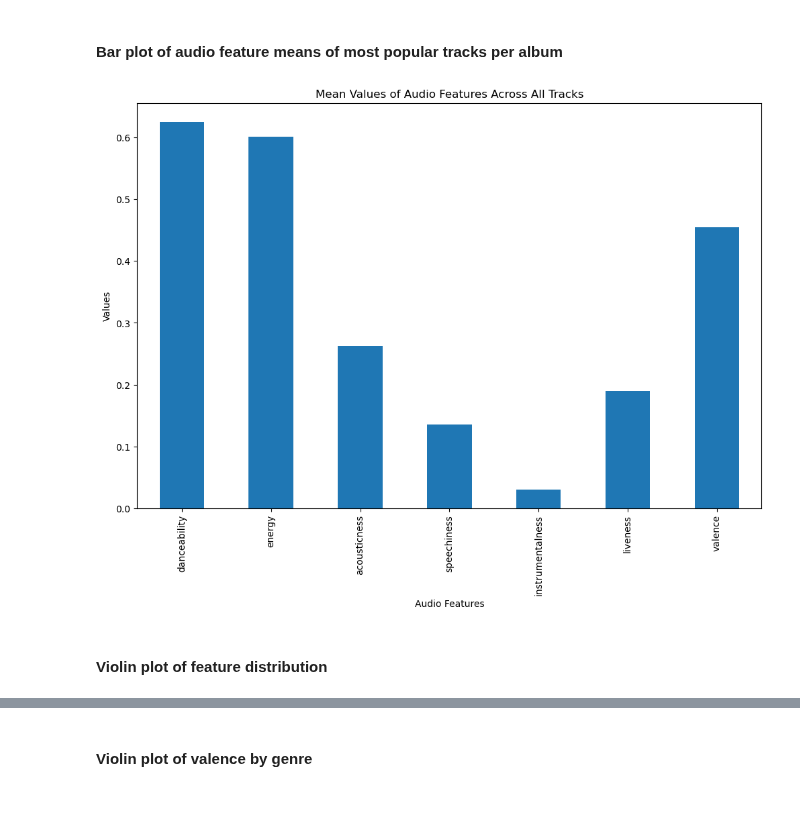
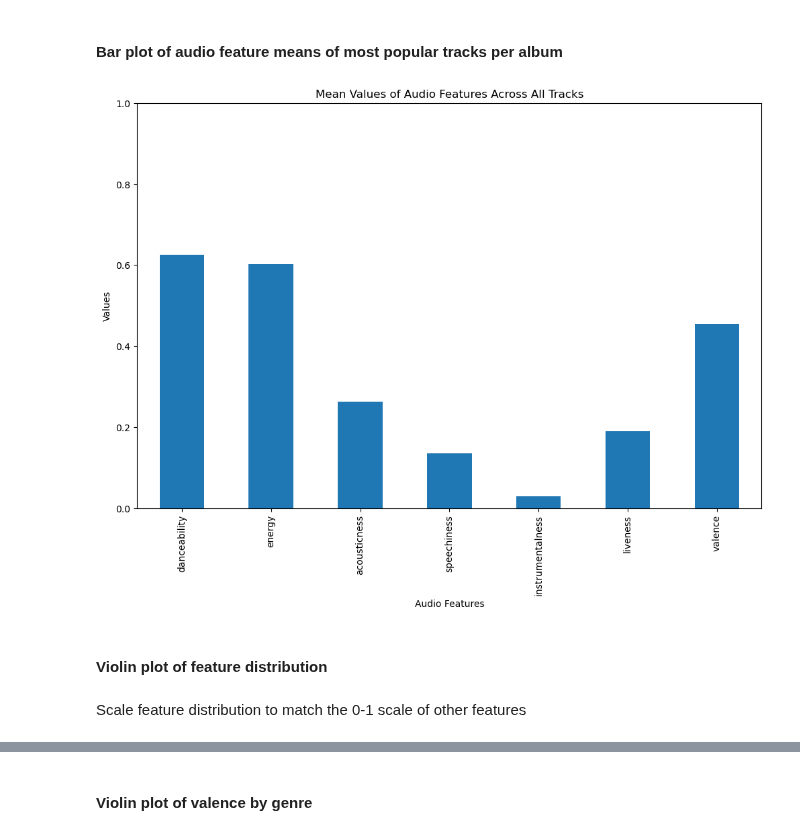
Before and after one commit to katieravenwood/Spotify-Five-Year-Analysis-Project, a Jupyter notebook: notebooks/ExploratoryAnalysis.ipynb, the cells around one changed output, grey strips where cells are left out. Cells and saved outputs as stored; diff of their text form; code cells hidden in the pictures; blank space fills up the shorter version.

```diff
--- a/notebooks/ExploratoryAnalysis.ipynb
+++ b/notebooks/ExploratoryAnalysis.ipynb
@@ -149,12 +150,13 @@ dtype: float64
 # %%
 feature_bars = df4[['danceability', 'energy', 'acousticness', 'speechiness', 'instrumentalness', 'liveness', 'valence']]
 feature_bars.mean().plot.bar()
 plt.title('Mean Values of Audio Features Across All Tracks')
+plt.ylim(0, 1)
 plt.xlabel('Audio Features')
 plt.ylabel('Values')
 plt.savefig('../viz/pyplots/MeanAudioFeaturesBarPlot.png')
 # %% [output]
-[figure, old version]
+[figure, new version]
 # %% [markdown]
 #### Violin plot of feature distribution
 # %%
@@ -163,3 +165,5 @@ features_df = df4[columns]
+# %% [markdown]
+Scale feature distribution to match the 0-1 scale of other features
 # %%
 for col in ['loudness', 'tempo', 'key', 'time_signature']:
     features_df[col] = ((features_df[col] - features_df[col].min()) / (features_df[col].max() - features_df[col].min()))
```
Also changed, not shown: parts of 40 cells of this notebook, 9 other files.
